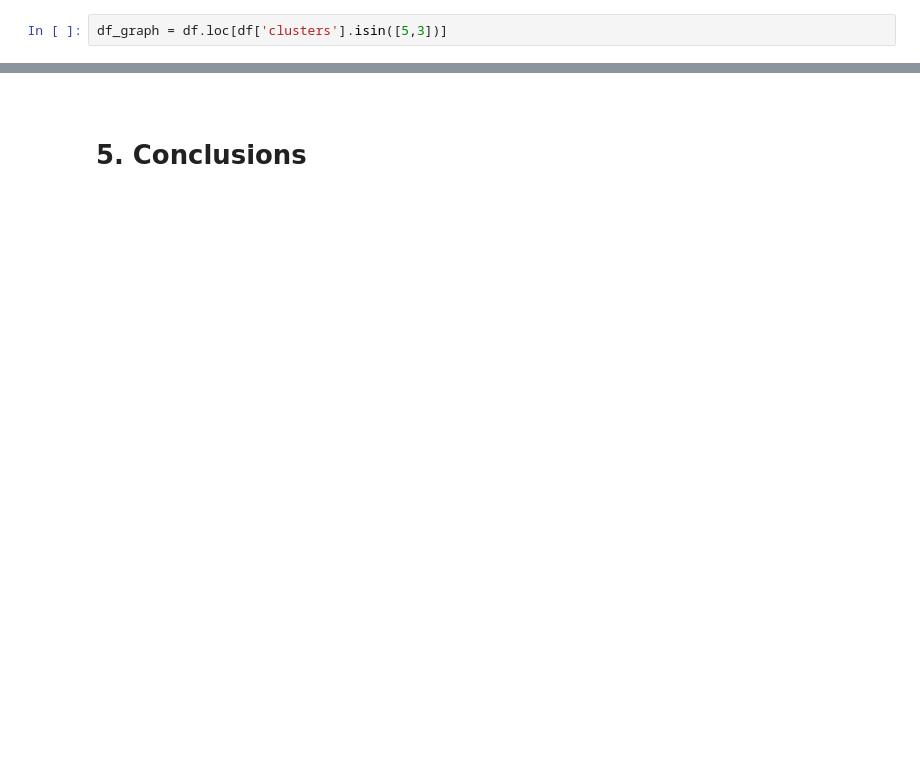
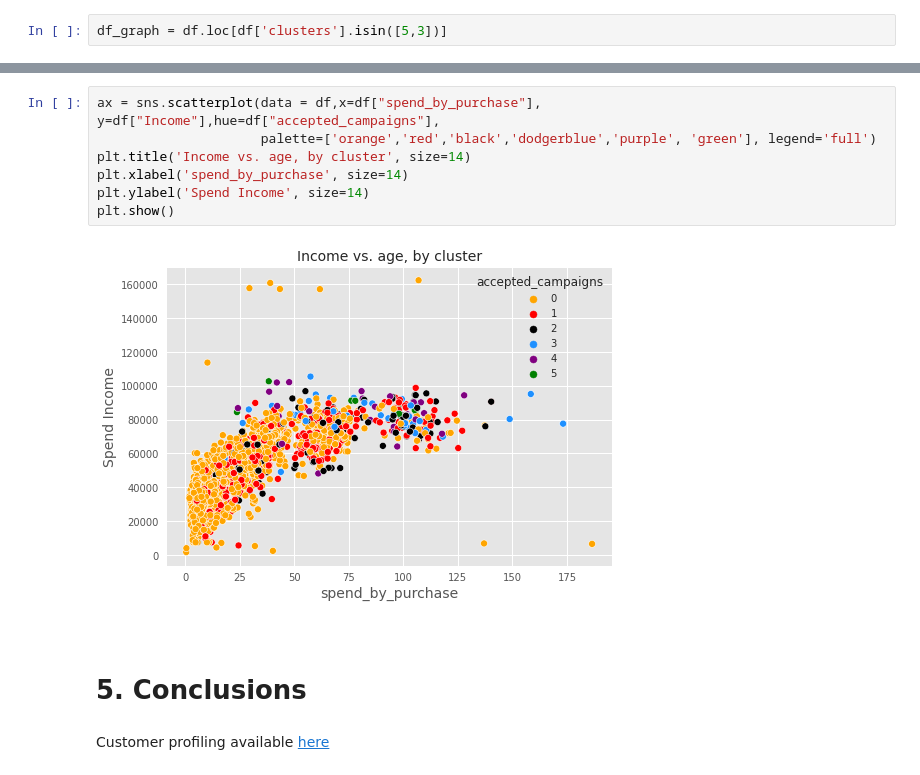
Before and after one commit to YMarcos/customer-analysis-profiling, a Jupyter notebook: customer-personality-analysis.ipynb, the cells around one changed output, grey strips where cells are left out. Cells and saved outputs as stored; diff of their text form; blank space fills up the shorter version.

Commit message:
Kaggle Notebook | customer_personality_analysis | Version 7

```diff
--- a/customer-personality-analysis.ipynb
+++ b/customer-personality-analysis.ipynb
@@ -725,3 +739,14 @@ plt.show()
+# %%
+ax = sns.scatterplot(data = df,x=df["spend_by_purchase"], y=df["Income"],hue=df["accepted_campaigns"],
+                     palette=['orange','red','black','dodgerblue','purple', 'green'], legend='full')
+plt.title('Income vs. age, by cluster', size=14)
+plt.xlabel('spend_by_purchase', size=14)
+plt.ylabel('Spend Income', size=14)
+plt.show()
+# %% [output]
+[figure, added]
 # %% [markdown]
 <a id="5"></a> <br>
 # 5. Conclusions
+# %% [markdown]
+Customer profiling available [here](https://medium.com/@yolandamarcosd/customer-profiling-how-to-use-data-to-improve-customers-experience-a6159058e231)
```
Also changed, not shown: parts of 22 cells of this notebook.
